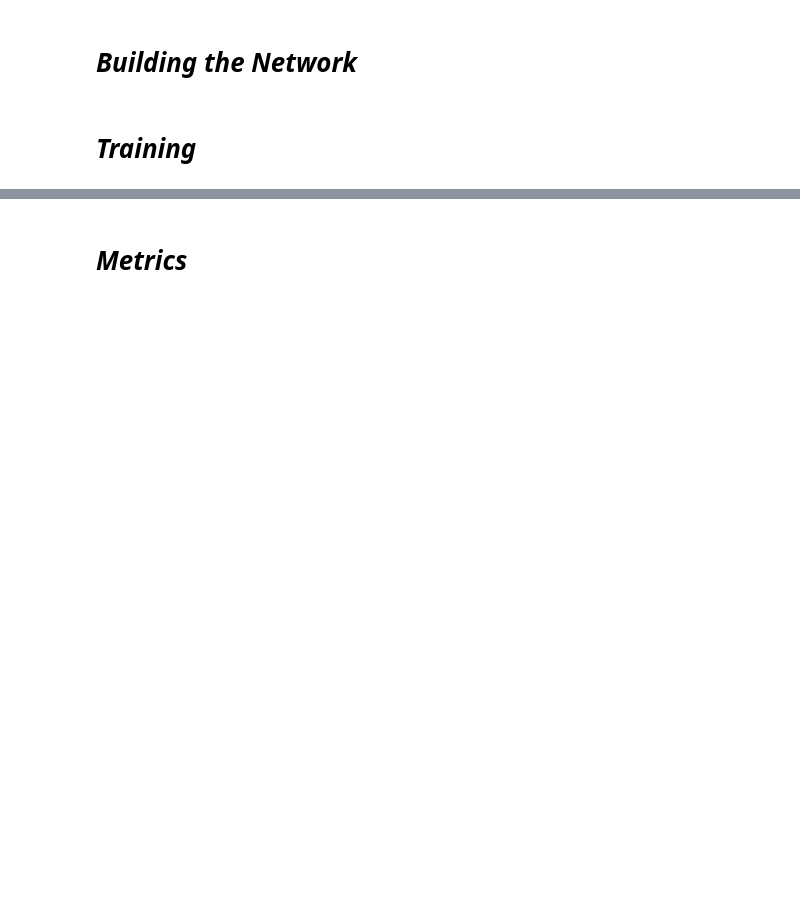
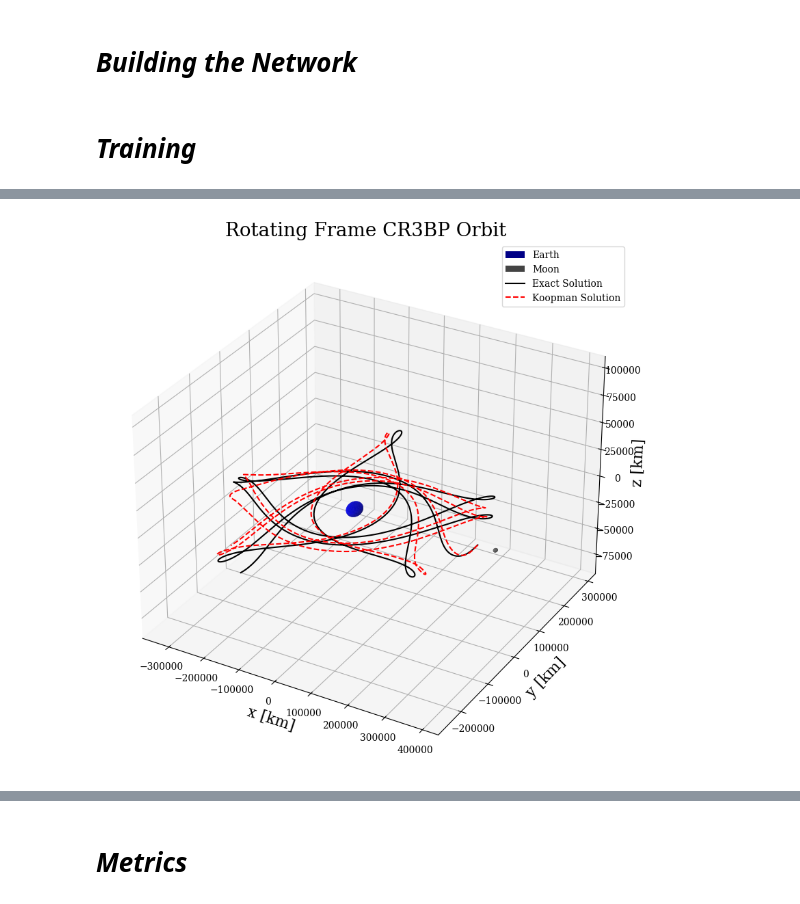
Before and after one commit to tiwari-research-group/Orbital-Koopman, a Jupyter notebook: CR3BP/CR3BP_RK4.ipynb, the cells around one changed output, grey strips where cells are left out. Saved outputs shown, nothing was run; the diff lists cells and outputs as text; code cells hidden in the pictures; blank space fills up the shorter version.

```diff
--- a/CR3BP/CR3BP_RK4.ipynb
+++ b/CR3BP/CR3BP_RK4.ipynb
@@ -72,16 +73,16 @@ def rk4(func, tk, _yk, mu, _dt, **kwargs):
     # return an average of the derivative over tk, tk + dt
     return np.array(_yk + (_dt / 6) * (f1 + (2 * f2) + (2 * f3) + f4))
 # %%
-# Complete orbit dataset, either constant dt or constant dp depending on data generator
+# loading training data and stacking into 3D array for batch training
 data_x = torch.load("X_Data.pt").to(torch.float32)
 data_y = torch.load("Y_Data.pt").to(torch.float32)
 data_y2 = torch.load("Y2_Data.pt").to(torch.float32)
 
-with open('CR3BP_variables_data.pkl', 'rb') as f: # remove 3D for 3D array
+with open('CR3BP_variables_data.pkl', 'rb') as f:
     dp,tf,nx,m,predict_time = pickle.load(f)
 
-# train-test split for evaluation of the model
-loader = DataLoader(list(zip(data_x, data_y, data_y2)), shuffle=True, batch_size=8)
+# loading the training data for batch training
+loader = DataLoader(list(zip(data_x, data_y, data_y2)), shuffle=True, batch_size=16)
 # %% [markdown]
 # ***Building the Network***
 # %%
@@ -466,0 +336,79 @@ ax2[0,1].legend(fontsize=12)
+# %%
+m1_loc = [0, 0, 0]
+m2_loc = [Lstar, 0, 0]
+
+# Rotating Frame Plot
+mpl.rc('font',family='Serif')
+fig = plt.figure(figsize = (15, 10))
+fig.tight_layout(pad = 10.0)
+ax = plt.axes(projection='3d')
+ax.set_box_aspect(aspect=None,zoom=1)
+
+# Adding Figure Title and Labels
+ax.set_title('Rotating Frame CR3BP Orbit', fontsize=20)
+ax.set_xlabel('x [km]',fontsize=16)
+ax.set_ylabel('y [km]',fontsize=16)
+ax.set_zlabel('z [km]',fontsize=16)
+
+# Plotting Rotating Frame Positions
+u = np.linspace(0,2*np.pi, 100)
+v = np.linspace(0, np.pi, 100)
+x = np.outer(np.cos(u), np.sin(v))
+y = np.outer(np.sin(u), np.sin(v))
+z = np.outer(np.ones(np.size(u)), np.cos(v))
+
+ax.plot_surface(m1_loc[0]+3*6370*x, m1_loc[1]+3*6370*y, m1_loc[2]+0.9*6370*z, color='blue', label='Earth')
+ax.plot_surface(m2_loc[0]+3*1737*x, m2_loc[1]+3*1737*y, m2_loc[2]+0.9*1737*z, color='grey', label='Moon')
+
+ax.plot3D(X_true, Y_true, Z_true, c='black', label='Exact Solution')
+ax.plot3D(X_lin, Y_lin, Z_lin, c='red',label='Koopman Solution', linestyle='--')
+
+handles, labels = plt.gca().get_legend_handles_labels()
+by_label = dict(zip(labels, handles))
+plt.legend(by_label.values(), by_label.keys())
+
+# Setting Axis Limits
+xyzlim = np.array([ax.get_xlim3d(), ax.get_ylim3d(), ax.get_zlim3d()]).T
+XYZlim = np.asarray([min(xyzlim[0]), max(xyzlim[1])])
+ax.set_xlim3d(XYZlim)
+ax.set_ylim3d(XYZlim * 3/4)
+ax.set_zlim3d(XYZlim * 1/4)
+plt.savefig("CR3BP-3d.svg", format="svg", dpi=1200)
+
+# Plotting states
+fig2, ax2 = plt.subplots(2, 2, sharex = 'col', sharey = 'row', figsize = (12, 7))
+fig2.tight_layout(pad = 5.0)
+colours = ['black', 'red','deepskyblue']
+line = ['-', '--',':']
+titles = ['X Position', 'Y Position', 'X Velocity', 'Y Velocity']
+plot_lines = []
+for i in range(4):
+    if i == 0:
+        a = 0
+        b = 0
+        j = 0
+    elif i == 1:
+        a = 0
+        b = 1
+        j = 1
+    elif i == 2:
+        a = 1
+        b = 0
+        j = 3
+    elif i == 3:
+        a = 1
+        b = 1
+        j = 4
+    p1, = ax2[a,b].plot(time, sol[:,j]*EM.conversion_vector[j]*1e-3, color=colours[0], linestyle=line[0], label='Exact Solution', linewidth=2)
+    p2, = ax2[a,b].plot(time, new_states[:,j]*EM.conversion_vector[j]*1e-3, color=colours[1], linestyle=line[1], label='Koopman Solution', linewidth=2)
+    ax2[a,b].set_title(titles[i], fontsize = 16)
+    ax2[a,b].set_xlabel("Time [hrs]", fontsize = 14)
+    ax2[0,0].set_ylabel("Position [km]", fontsize = 14)
+    ax2[1,0].set_ylabel("Velocity [km/s]", fontsize = 14)
+
+handles, labels = plt.gca().get_legend_handles_labels()
+by_label = dict(zip(labels, handles))
+ax2[0,1].legend(by_label.values(), by_label.keys())
+plt.savefig("CR3BP-states.svg", format="svg", dpi=1200)
+# %% [output]
+[figure, added]
```
Also changed, not shown: parts of 14 cells of this notebook, 20 other files.
